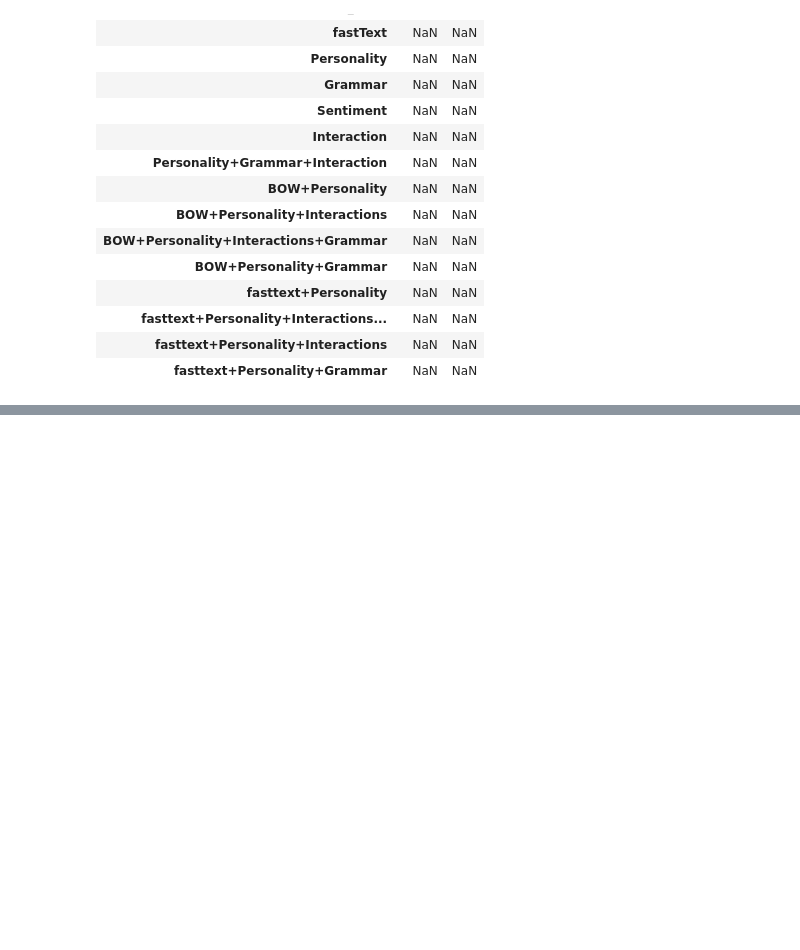
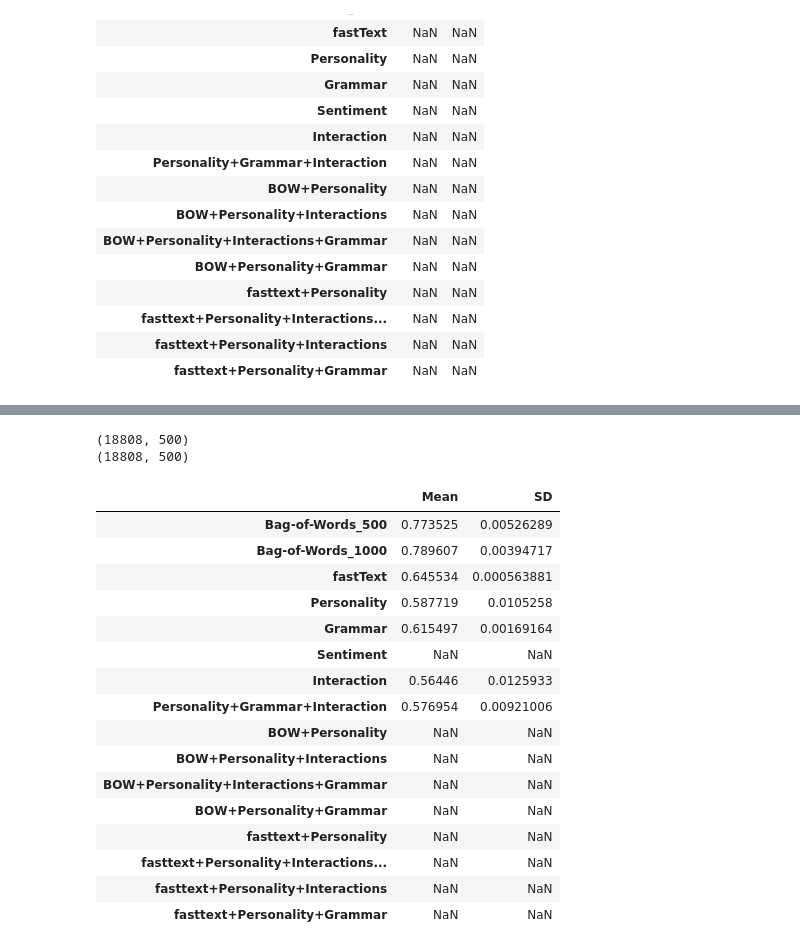
Before and after one commit to pegahbyte/capstone_project, a Jupyter notebook: Analysis_Full_Model.ipynb, the cells around one changed output, grey strips where cells are left out. Cells and saved outputs as stored; diff of their text form; code cells hidden in the pictures; blank space fills up the shorter version.

Commit message:
cleaned up code and added linear reg results

```diff
--- a/Analysis_Full_Model.ipynb
+++ b/Analysis_Full_Model.ipynb
@@ -211,9 +123,0 @@ X.shape
-# %%
-from sklearn.feature_extraction.text import CountVectorizer
-from sklearn.linear_model import LogisticRegression
-X=np.array(df["sentiment"]).reshape(-1, 1)
-y=df["good"]
-X_train, X_test, y_train, y_test = train_test_split(X, y, test_size = 0.2, random_state = 3)
-log = LogisticRegression(solver='liblinear')#regularization is applied by default
-log.fit(X_train, y_train)
-accuracy=log.score(X_test,y_test)
@@ -260,7 +123,0 @@ X.shape
-# %%
-y=x_m["good"]
-X_train, X_test, y_train, y_test = train_test_split(X, y, test_size = 0.2, random_state = 3)
-log = LogisticRegression(solver='liblinear')#regularization is applied by default
-log.fit(X_train, y_train)
-accuracy=log.score(X_test,y_test)
-accuracy
@@ -269,8 +123,0 @@ accuracy
-# %%
-personality=True
-interaction=True
-grammar=True
-if personality==interaction==grammar==True:
-    print("hi")
-else:
-    print("No")
@@ -290,6 +135,7 @@ def prediction(df, fasttext=False, size=500,
                bow_plus_personality_plus_interactions = False,
                bow_plus_personality_plus_grammar=False,
                bow_plus_personality_plus_interactions_plus_grammar = False,
+               model="logit",
                seed=1):
     '''This function return the accuracy of a prediction dependent on
     the set of features used.'''
@@ -387,6 +233,7 @@ def prediction(df, fasttext=False, size=500,
         X = sp.sparse.hstack((vectorizer.fit_transform(df.reviewText),
                       df[['Extro', 'Agree', 'Neuro', 'Open', 'Consc']].values),
                           format='csr')
+        X=X.toarray()
 
     if bow_plus_personality_plus_interactions == True:
         vectorizer = CountVectorizer(binary=True)
@@ -439,7 +286,17 @@ def prediction(df, fasttext=False, size=500,
     # Part II: Running a logit classification on the corresponding feature set X
     y=df["good"]
     X_train, X_test, y_train, y_test = train_test_split(X, y, test_size = 0.2, random_state = seed)
-    log = LogisticRegression(solver='liblinear')#regularization is applied by default
+    if model=="logit":
+        log = LogisticRegression(solver='liblinear')#regularization is applied by default
+    elif model=="nb":
+        log = GaussianNB()
+        #X = X.todense()
+        #X_train, X_test, y_train, y_test = train_test_split(X, y, test_size = 0.2, random_state = seed)
+    elif model=="nn":
+        log = MLPClassifier()
+    elif model=="svm":
+        log = SVC(gamma='auto')
+
     log.fit(X_train, y_train)
     accuracy=log.score(X_test,y_test)
     #y_pred = log.predict(X_test)
@@ -825,0 +646,24 @@ resu25.to_excel("results_07_08.xlsx")
+# %%
+resuNB=create_results2(result_df,2,model="nb")
+resuNB
+#10:12 -
+# %% [output]
+(18808, 500)
+(18808, 500)
+|  | Mean | SD |
+| Bag-of-Words_500 | 0.773525 | 0.00526289 |
+| Bag-of-Words_1000 | 0.789607 | 0.00394717 |
+| fastText | 0.645534 | 0.000563881 |
+| Personality | 0.587719 | 0.0105258 |
+| Grammar | 0.615497 | 0.00169164 |
+| Sentiment | NaN | NaN |
+| Interaction | 0.56446 | 0.0125933 |
+| Personality+Grammar+Interaction | 0.576954 | 0.00921006 |
+| BOW+Personality | NaN | NaN |
+| BOW+Personality+Interactions | NaN | NaN |
+| BOW+Personality+Interactions+Grammar | NaN | NaN |
+| BOW+Personality+Grammar | NaN | NaN |
+| fasttext+Personality | NaN | NaN |
+| fasttext+Personality+Interactions... | NaN | NaN |
+| fasttext+Personality+Interactions | NaN | NaN |
+| fasttext+Personality+Grammar | NaN | NaN |
```
Also changed, not shown: parts of 31 cells of this notebook, 3 other files.
